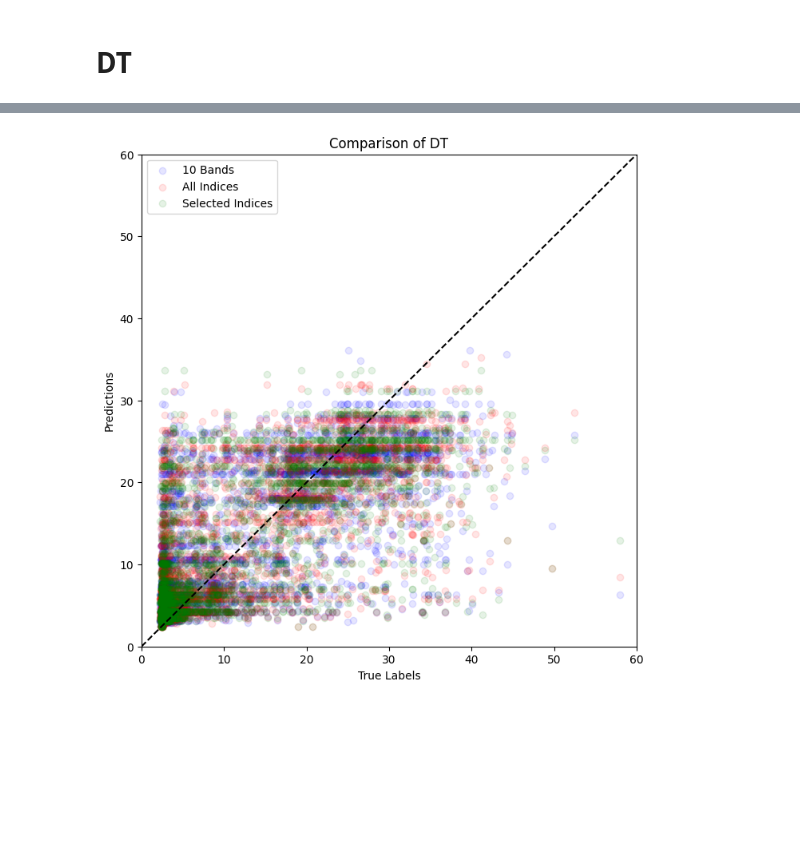
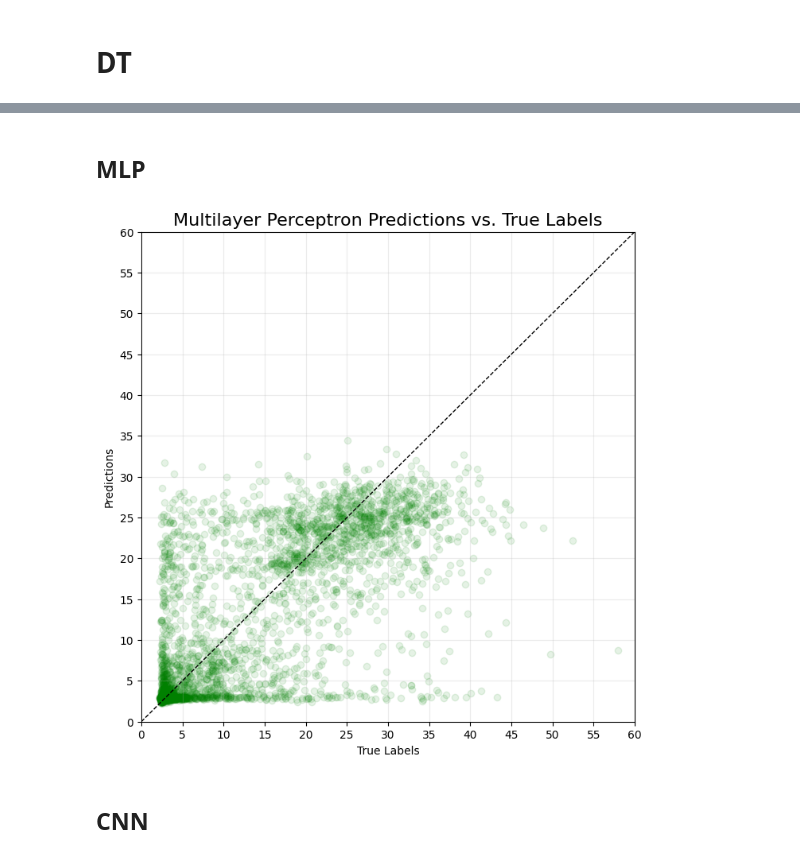
Before and after one commit to SvenLigensa/da2-casestudy, a Jupyter notebook: 4_ModelValidation/4_1_Prediction_Comparison.ipynb, the cells around one changed output, grey strips where cells are left out. Saved outputs shown, nothing was run; the diff lists cells and outputs as text; code cells hidden in the pictures; blank space fills up the shorter version.

Commit message:
New models, new Evaluation.

```diff
--- a/4_ModelValidation/4_1_Prediction_Comparison.ipynb
+++ b/4_ModelValidation/4_1_Prediction_Comparison.ipynb
@@ -18,6 +25,9 @@ scaler_test_all_indices = StandardScaler()
 X_test_all_indices_scaled = scaler_test_all_indices.fit_transform(X_test_all_indices)
 scaler_test_selected_indices = StandardScaler()
 X_test_selected_indices_scaled = scaler_test_selected_indices.fit_transform(X_test_selected_indices)
+
+scaler_targets = StandardScaler()
+y_test_scaled = scaler_targets.fit_transform(y_test.reshape(-1, 1))
 # %%
 linear_regression_10_bands = load('../models/linear_regression_10_bands.joblib')
 linear_regression_all_bands = load('../models/linear_regression_all_bands.joblib')
@@ -30,6 +40,7 @@ decision_tree_all_bands = load('../models/decision_tree_all_bands.joblib')
 decision_tree_selected_bands = load('../models/decision_tree_selected_bands.joblib')
 random_forest = load('../models/random_forest.joblib')
 extra_trees = load('../models/extra_trees.joblib')
+adaboost = load('../models/adaboost.joblib')
 xgboost = load('../models/xgboost.joblib')
-# mlp = load('../models/mlp.joblib') # TODO!
-# cnn = load('../models/cnn.joblib') # TODO!
+mlp = load_model('../models/mlp.h5')
+cnn = load_model('../models/cnn')
@@ -47,4 +87,7 @@ y_pred_decision_tree_all_bands = decision_tree_all_bands.predict(X_test_all_indi
 y_pred_decision_tree_selected_bands = decision_tree_selected_bands.predict(X_test_selected_indices)
 y_pred_random_forest = random_forest.predict(X_test_all_indices)
 y_pred_extra_trees = extra_trees.predict(X_test_all_indices)
+y_pred_adaboost = adaboost.predict(X_test_all_indices)
 y_pred_xgboost = xgboost.predict(X_test_all_indices)
+y_pred_mlp = scaler_targets.inverse_transform(mlp.predict(X_test_all_indices_scaled))[:, 0]
+y_pred_cnn = cnn.predict(X_test_7x7)[:, 0]
@@ -174,16 +330,20 @@ plt.show()
+# %% [markdown]
+## MLP
 # %%
 fig = plt.figure(figsize=(8,8))
-plt.scatter(y_test, y_pred_decision_tree_10_bands, color="blue", alpha=0.1, label="10 Bands")
-plt.scatter(y_test, y_pred_decision_tree_all_bands, color="red", alpha=0.1, label="All Indices")
-plt.scatter(y_test, y_pred_decision_tree_selected_bands, color="green", alpha=0.1, label="Selected Indices")
-plt.plot([0, 60], [0, 60], color='black', linestyle='--')
+plt.scatter(y_test, y_pred_mlp, color="green", alpha=0.1)
+plt.plot([0, 60], [0, 60], color='black', linestyle='--', linewidth=1)
+plt.xlim([0, 60])
 plt.ylim([0, 60])
-plt.xlim([0, 60])
+plt.xticks(np.arange(0, 61, 5))
+plt.yticks(np.arange(0, 61, 5))
+plt.grid(alpha=0.25)
 plt.xlabel("True Labels")
 plt.ylabel("Predictions")
-plt.title("Comparison of DT")
-plt.legend()
+plt.title("Multilayer Perceptron Predictions vs. True Labels", fontsize=16)
 
 plt.show()
 # %% [output]
-[figure, old version]
+[figure, new version]
+# %% [markdown]
+## CNN
```
Also changed, not shown: parts of 20 cells of this notebook, 49 other files.
